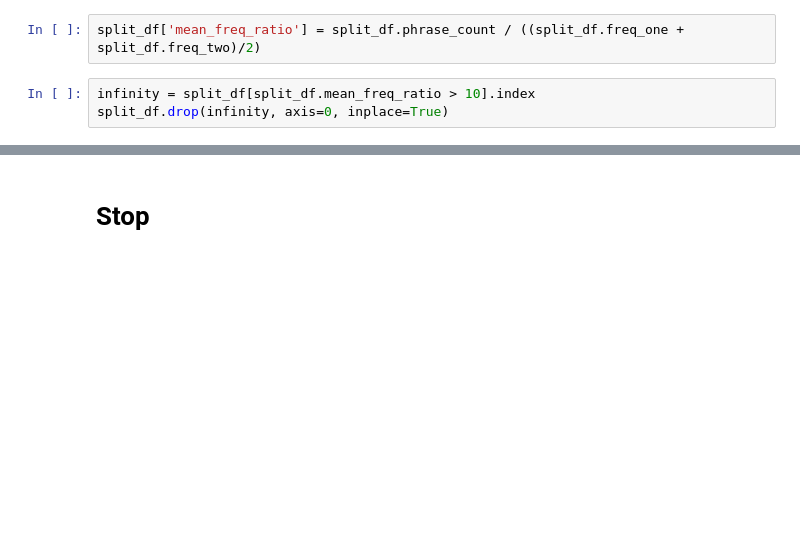
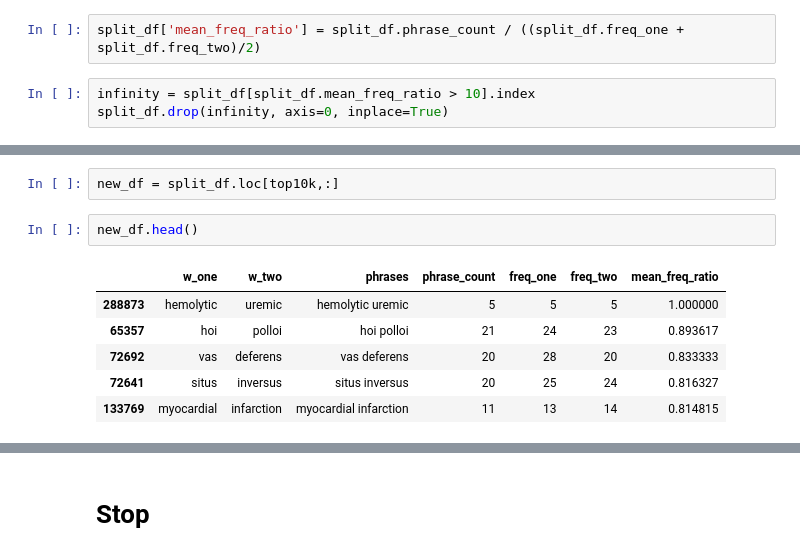
Before and after one commit to kellystroh/Idiom_Adventure, a Jupyter notebook: notebooks/TF-IDF.ipynb, the cells around one changed output, grey strips where cells are left out. Cells and saved outputs as stored; diff of their text form; blank space fills up the shorter version.

```diff
--- a/notebooks/phrase_dict1.ipynb
+++ b/notebooks/TF-IDF.ipynb
@@ -144,0 +104,11 @@ split_df.loc[top1000,:]
+# %%
+new_df = split_df.loc[top10k,:]
+# %%
+new_df.head()
+# %% [output]
+|  | w_one | w_two | phrases | phrase_count | freq_one | freq_two | mean_freq_ratio |
+| 288873 | hemolytic | uremic | hemolytic uremic | 5 | 5 | 5 | 1.000000 |
+| 65357 | hoi | polloi | hoi polloi | 21 | 24 | 23 | 0.893617 |
+| 72692 | vas | deferens | vas deferens | 20 | 28 | 20 | 0.833333 |
+| 72641 | situs | inversus | situs inversus | 20 | 25 | 24 | 0.816327 |
+| 133769 | myocardial | infarction | myocardial infarction | 11 | 13 | 14 | 0.814815 |
```
Also changed, not shown: parts of 12 cells of this notebook, 3 other files.
